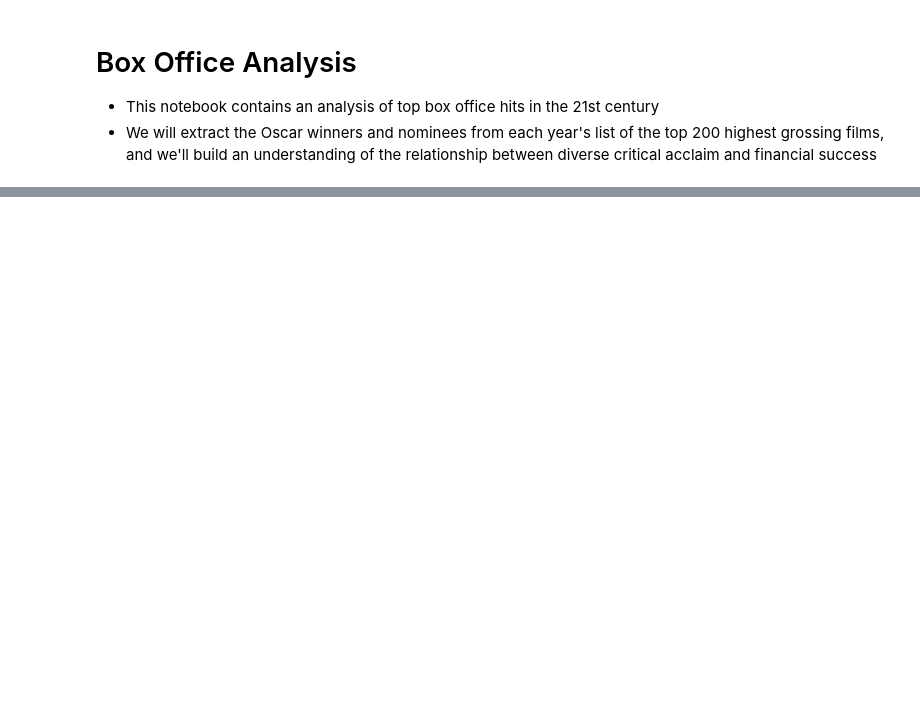
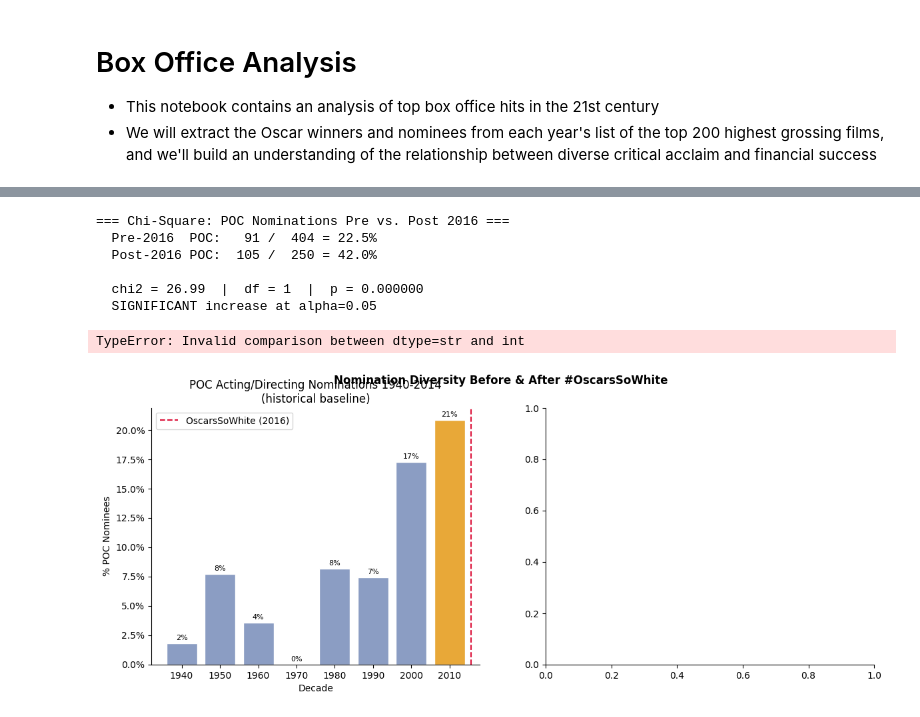
Before and after one commit to nmaharaj28/comm3180_S26_Data_Project, a Jupyter notebook: data_analysis/oscars_box_office.ipynb, the cells around one changed output, grey strips where cells are left out. Drawn from its saved outputs; the diff is of its cells as text; code cells hidden in the pictures; blank space fills up the shorter version.

```diff
--- a/data_analysis/oscars_box_office.ipynb
+++ b/data_analysis/oscars_box_office.ipynb
@@ -20,0 +339,14 @@ box_office.head(5)
+# %%
+# -- 4a. Historical baseline: POC % by decade (1927-2014) ---------------
+hist = (
+    demo_hist[demo_hist['decade'] >= 1940]
+    .groupby('decade')
+    .agg(poc=('is_poc','sum'), total=('is_poc','count'))
+    .assign(poc_pct=lambda d: d['poc'] / d['total'])
+    .reset_index()
+)
+print('POC nomination % by decade (acting + directing):')
+for _, row in hist.iterrows():
+    bar = chr(9608) * int(row['poc_pct'] * 40)
+    print(f"  {int(row['decade'])}s  {bar:<40} {row['poc_pct']:.1%}  "
+          f"({int(row['poc'])} / {int(row['total'])})")
@@ -20,0 +410,62 @@ box_office.head(5)
+# %%
+# -- 4c. Chi-square test: pre vs. post 2016 -----------------------------
+pre  = acting[acting['post_2016'] == False]
+post = acting[acting['post_2016'] == True]
+
+contingency = np.array([
+    [pre['is_poc'].sum(),   len(pre)  - pre['is_poc'].sum()],
+    [post['is_poc'].sum(),  len(post) - post['is_poc'].sum()],
+])
+chi2, p_val, dof, expected = stats.chi2_contingency(contingency)
+
+print('=== Chi-Square: POC Nominations Pre vs. Post 2016 ===')
+print(f'  Pre-2016  POC: {int(pre["is_poc"].sum()):>4} / {len(pre):>4} = {pre["is_poc"].mean():.1%}')
+print(f'  Post-2016 POC: {int(post["is_poc"].sum()):>4} / {len(post):>4} = {post["is_poc"].mean():.1%}')
+print(f'\n  chi2 = {chi2:.2f}  |  df = {dof}  |  p = {p_val:.6f}')
+print(f'  {"SIGNIFICANT increase" if p_val < 0.05 else "No significant change"} at alpha=0.05')
+# %% [output]
+=== Chi-Square: POC Nominations Pre vs. Post 2016 ===
+  Pre-2016  POC:   91 /  404 = 22.5%
+  Post-2016 POC:  105 /  250 = 42.0%
+
+  chi2 = 26.99  |  df = 1  |  p = 0.000000
+  SIGNIFICANT increase at alpha=0.05
+# %%
+# -- 4d. Visualization: Nomination diversity trend ----------------------
+fig, axes = plt.subplots(1, 2, figsize=(14, 5))
+fig.suptitle('Nomination Diversity Before & After #OscarsSoWhite', fontweight='bold')
+
+# Left: decade bars (historical baseline from religion_orientation.csv)
+ax = axes[0]
+colors = [C['post'] if d >= 2010 else C['pre'] for d in hist['decade']]
+bars = ax.bar(hist['decade'], hist['poc_pct'] * 100, color=colors, width=8, edgecolor='white')
+ax.axvline(2015.5, color='crimson', ls='--', lw=1.5, label='OscarsSoWhite (2016)')
+ax.yaxis.set_major_formatter(mticker.PercentFormatter())
+ax.set_xlabel('Decade'); ax.set_ylabel('% POC Nominees')
+ax.set_title('POC Acting/Directing Nominations 1940-2014\n(historical baseline)')
+ax.legend()
+for bar, val in zip(bars, hist['poc_pct']):
+    ax.text(bar.get_x() + bar.get_width()/2, bar.get_height() + 0.3,
+            f'{val:.0%}', ha='center', fontsize=8)
+
+# Right: year-by-year from merged data
+ax = axes[1]
+modern = diversity_by_year[diversity_by_year['Year'] >= 2000].sort_values('Year')
+ax.plot(modern['Year'], modern['poc_pct'] * 100,
+        color=C['dark'], lw=1.5, marker='o', markersize=5)
+ax.fill_between(modern['Year'], modern['poc_pct'] * 100, alpha=0.12, color=C['poc'])
+ax.axvline(2016, color='crimson', ls='--', lw=1.5, label='OscarsSoWhite reform')
+rolling = modern['poc_pct'].rolling(3, center=True).mean() * 100
+ax.plot(modern['Year'], rolling, color=C['poc'], lw=2.5, label='3-yr rolling avg')
+ax.yaxis.set_major_formatter(mticker.PercentFormatter())
+ax.set_xlabel('Year'); ax.set_ylabel('% POC Nominees')
+ax.set_title('POC Nomination Rate 2000-Present\n(acting & directing; from merged dataset)')
+ax.legend()
+
+plt.tight_layout()
+plt.savefig(OUT_DIR + 'fig1_nomination_diversity.png', dpi=150, bbox_inches='tight')
+plt.show()
+print('Saved to data_story_outputs/fig1_nomination_diversity.png')
+# %% [output]
+TypeError: Invalid comparison between dtype=str and int
+[figure, added]
```
Also changed, not shown: parts of 13 cells of this notebook.
